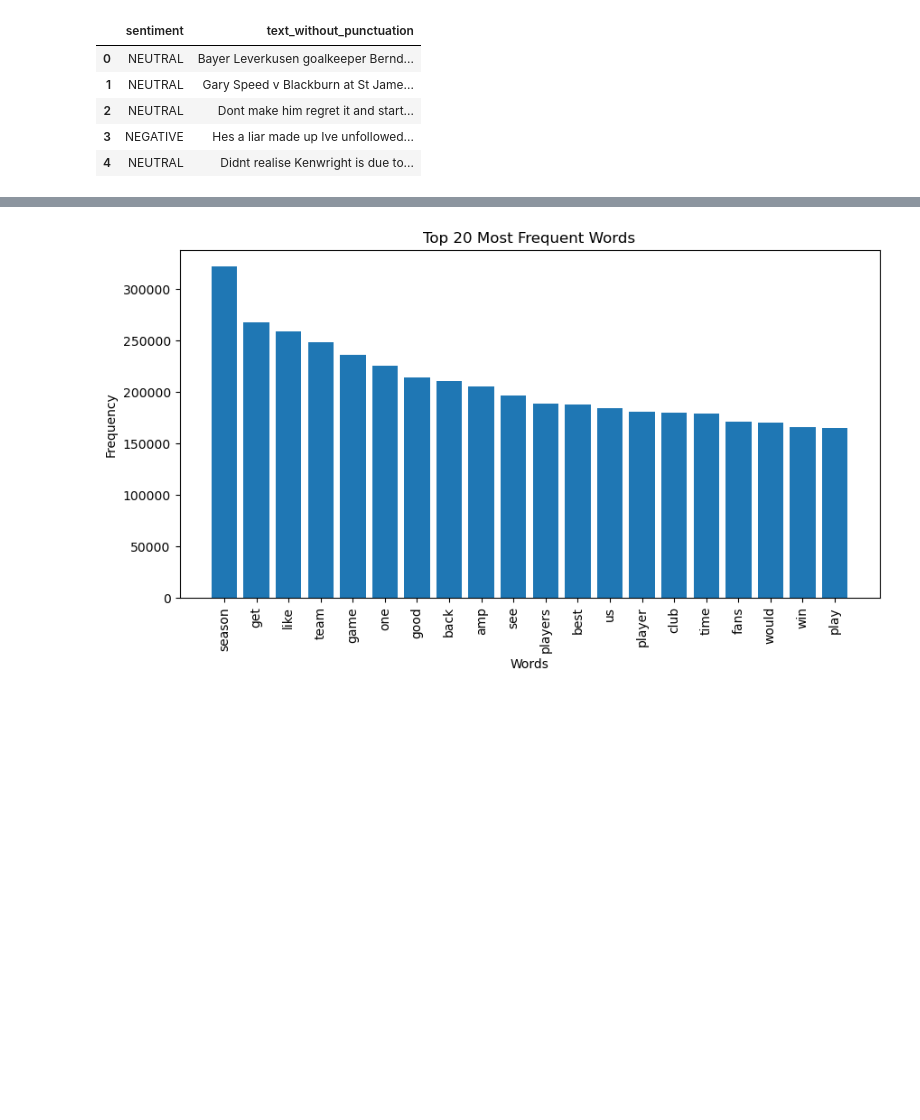
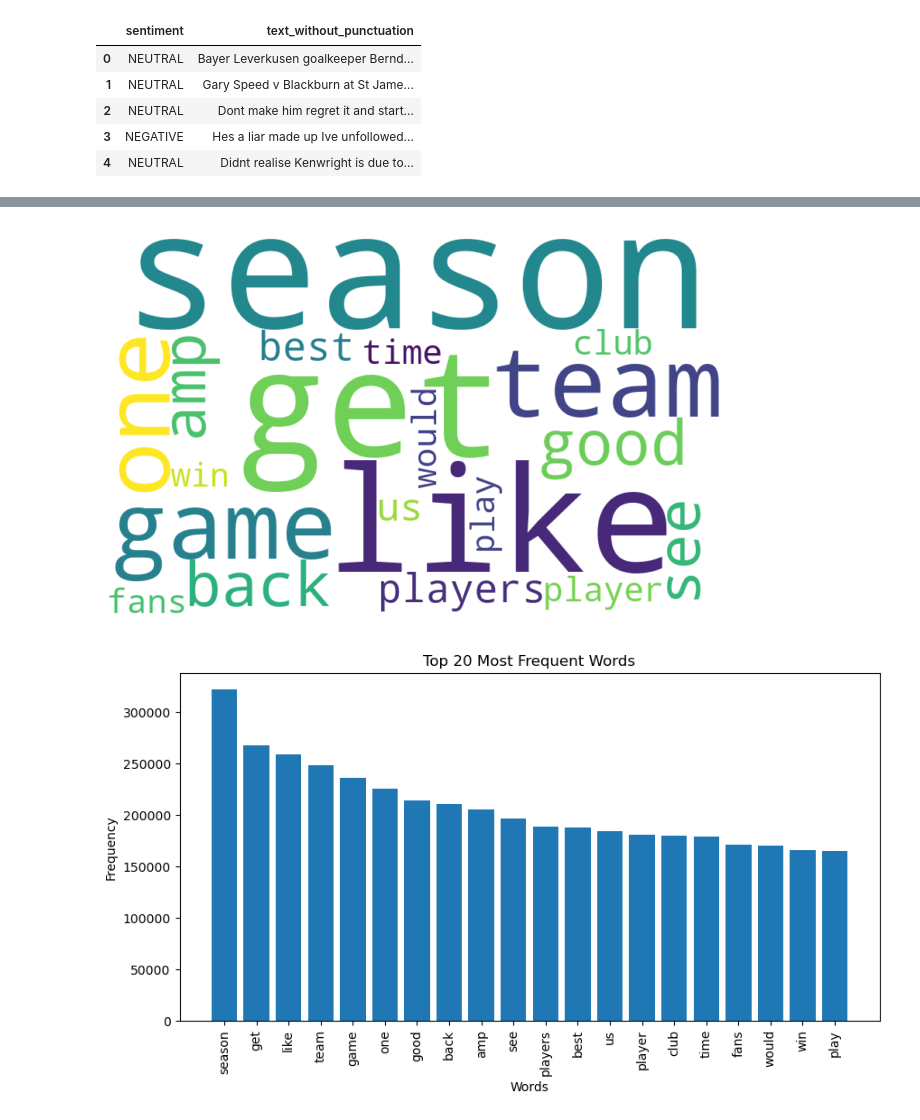
Before and after one commit to claytonborda/DissertationRepository2023, a Jupyter notebook: Dissertation 2023 - Bachelor Degree/Data set cleaning.ipynb, the cells around one changed output, grey strips where cells are left out. Drawn from its saved outputs; the diff is of its cells as text; code cells hidden in the pictures; blank space fills up the shorter version.

```diff
--- a/Dissertation 2023 - Bachelor Degree/Data set cleaning.ipynb
+++ b/Dissertation 2023 - Bachelor Degree/Data set cleaning.ipynb
@@ -304,13 +304,15 @@ df['text_without_punctuation'] = df['text_without_punctuation'].astype(str)
 
 df['tokens'] = df['text_without_punctuation'].apply(lambda x: nltk.word_tokenize(x) if isinstance(x, str) else [])
 stop_words = set(stopwords.words('english'))
-df['filtered_tokens'] = df['tokens'].apply(lambda x: [word for word in x if word.lower() not in stop_words and word.lower() != 'amp'])
+df['filtered_tokens'] = df['tokens'].apply(lambda x: [word for word in x if word.lower() not in stop_words])
 
-all_words = [word for tokens in df['filtered_tokens'] for word in tokens]
-word_freq = Counter(all_words)
-word_freq_df = pd.DataFrame.from_dict(word_freq, orient='index', columns=['Frequency'])
-word_freq_df = word_freq_df.sort_values(by=['Frequency'], ascending=False)
-print(word_freq_df.head(20))
+df.head(20)
+
+# all_words = [word for tokens in df['filtered_tokens'] for word in tokens]
+# word_freq = Counter(all_words)
+# word_freq_df = pd.DataFrame.from_dict(word_freq, orient='index', columns=['Frequency'])
+# word_freq_df = word_freq_df.sort_values(by=['Frequency'], ascending=False)
+# print(word_freq_df.head(20))
 # %% [output]
 [nltk_data] Downloading package punkt to
 [nltk_data]     C:\Users\clayt\AppData\Roaming\nltk_data...
@@ -338,3 +340,17 @@ play        164726
+# %%
+from wordcloud import WordCloud
+
+# Generate the wordcloud
+wordcloud = WordCloud(width=800, height=500, background_color='white', max_words=20, contour_width=3, contour_color='steelblue')
+wordcloud.generate_from_frequencies(word_freq)
+
+# Display the wordcloud
+plt.figure(figsize=(8,8))
+plt.imshow(wordcloud, interpolation='bilinear')
+plt.axis('off')
+plt.show()
+# %% [output]
+[figure, added]
 # %%
 import matplotlib.pyplot as plt
 
```
Also changed, not shown: parts of 1 cell of this notebook, 35 other files.
